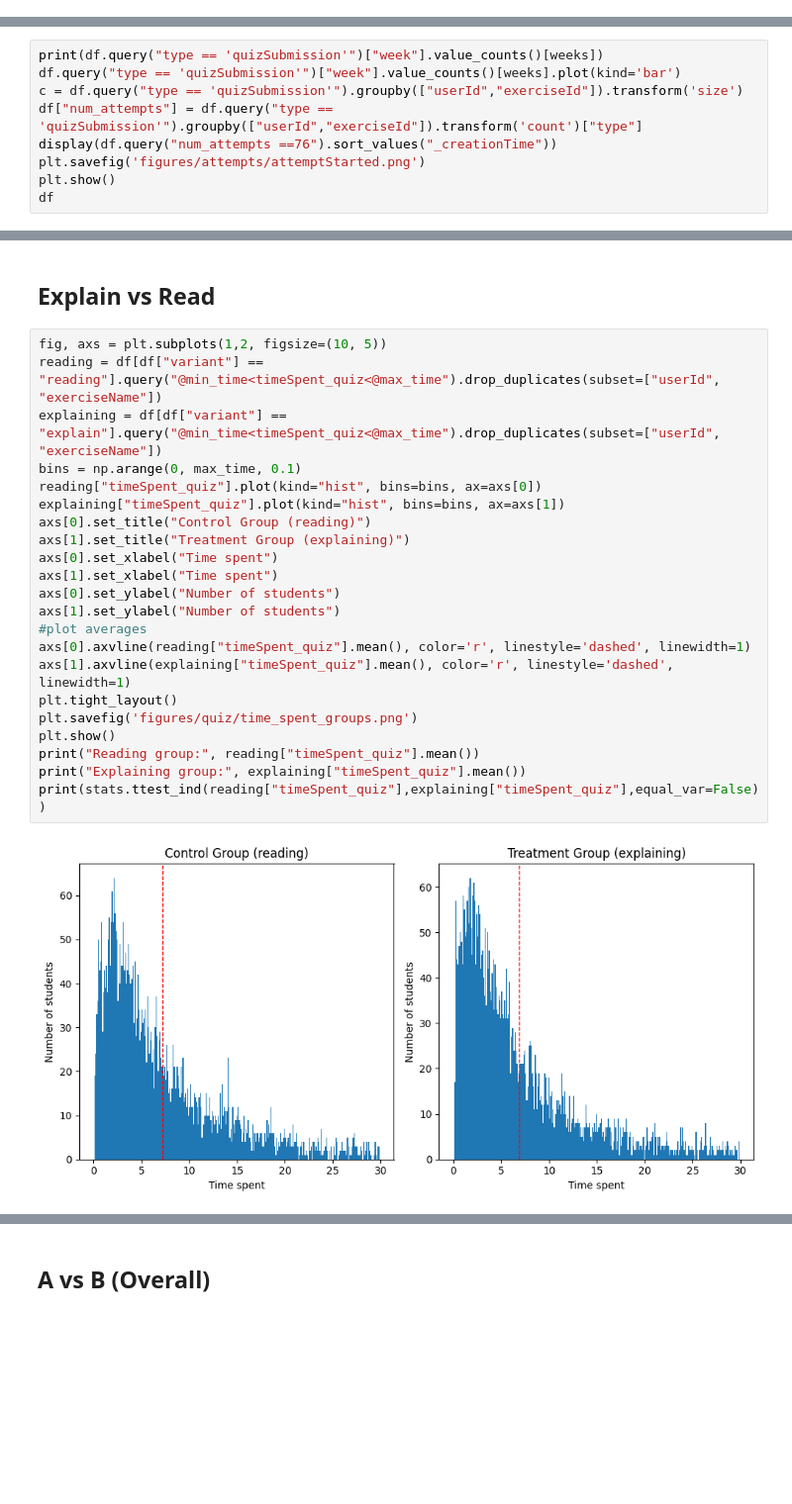
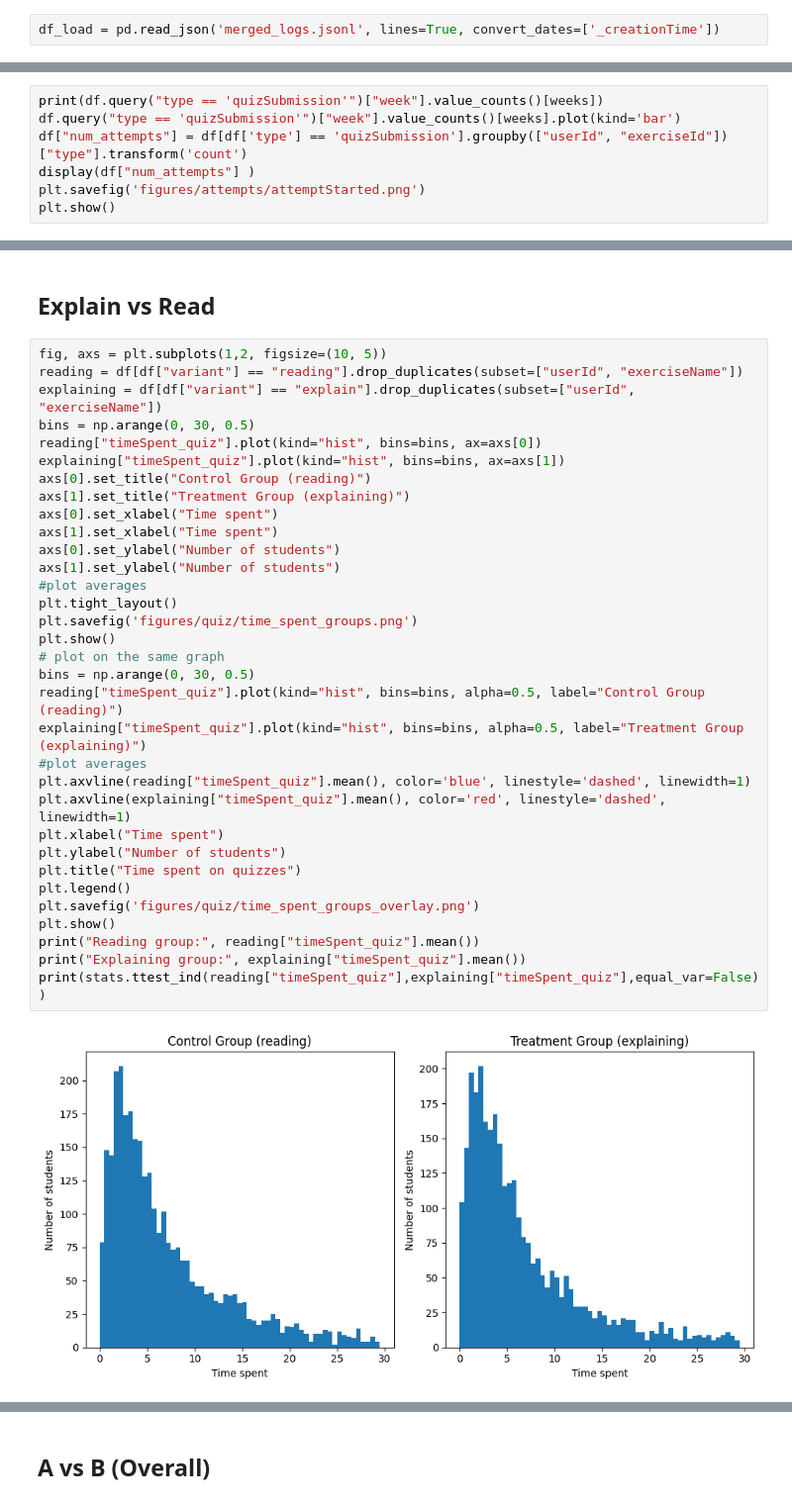
Before and after one commit to AmauryGeorge/LearningByExplaining, a Jupyter notebook: cleanednb.ipynb, the cells around one changed output, grey strips where cells are left out. Shown at 99% size. Cells and saved outputs as stored; diff of their text form; blank space fills up the shorter version.

```diff
--- a/cleanednb.ipynb
+++ b/cleanednb.ipynb
@@ -41,0 +14,2 @@ df
+# %%
+df_load = pd.read_json('merged_logs.jsonl', lines=True, convert_dates=['_creationTime'])
@@ -44,11 +45,9 @@ df
 # %%
 print(df.query("type == 'quizSubmission'")["week"].value_counts()[weeks])
 df.query("type == 'quizSubmission'")["week"].value_counts()[weeks].plot(kind='bar')
-c = df.query("type == 'quizSubmission'").groupby(["userId","exerciseId"]).transform('size')
-df["num_attempts"] = df.query("type == 'quizSubmission'").groupby(["userId","exerciseId"]).transform('count')["type"]
-display(df.query("num_attempts ==76").sort_values("_creationTime"))
+df["num_attempts"] = df[df['type'] == 'quizSubmission'].groupby(["userId", "exerciseId"])["type"].transform('count')
+display(df["num_attempts"] )
 plt.savefig('figures/attempts/attemptStarted.png')
 plt.show()
-df
 # %% [output]
 week
@@ -203,25 +204,36 @@ Name: timeSpent_quiz, dtype: float64
 ## Explain vs Read
 # %%
 fig, axs = plt.subplots(1,2, figsize=(10, 5))
-reading = df[df["variant"] == "reading"].query("@min_time<timeSpent_quiz<@max_time").drop_duplicates(subset=["userId", "exerciseName"])
-explaining = df[df["variant"] == "explain"].query("@min_time<timeSpent_quiz<@max_time").drop_duplicates(subset=["userId", "exerciseName"])
-bins = np.arange(0, max_time, 0.1)
+reading = df[df["variant"] == "reading"].drop_duplicates(subset=["userId", "exerciseName"])
+explaining = df[df["variant"] == "explain"].drop_duplicates(subset=["userId", "exerciseName"])
+bins = np.arange(0, 30, 0.5)
 reading["timeSpent_quiz"].plot(kind="hist", bins=bins, ax=axs[0])
 explaining["timeSpent_quiz"].plot(kind="hist", bins=bins, ax=axs[1])
 axs[0].set_title("Control Group (reading)")
 axs[1].set_title("Treatment Group (explaining)")
 axs[0].set_xlabel("Time spent")
 axs[1].set_xlabel("Time spent")
 axs[0].set_ylabel("Number of students")
 axs[1].set_ylabel("Number of students")
 #plot averages
-axs[0].axvline(reading["timeSpent_quiz"].mean(), color='r', linestyle='dashed', linewidth=1)
-axs[1].axvline(explaining["timeSpent_quiz"].mean(), color='r', linestyle='dashed', linewidth=1)
 plt.tight_layout()
 plt.savefig('figures/quiz/time_spent_groups.png')
+plt.show()
+# plot on the same graph
+bins = np.arange(0, 30, 0.5)
+reading["timeSpent_quiz"].plot(kind="hist", bins=bins, alpha=0.5, label="Control Group (reading)")
+explaining["timeSpent_quiz"].plot(kind="hist", bins=bins, alpha=0.5, label="Treatment Group (explaining)")
+#plot averages
+plt.axvline(reading["timeSpent_quiz"].mean(), color='blue', linestyle='dashed', linewidth=1)
+plt.axvline(explaining["timeSpent_quiz"].mean(), color='red', linestyle='dashed', linewidth=1)
+plt.xlabel("Time spent")
+plt.ylabel("Number of students")
+plt.title("Time spent on quizzes")
+plt.legend()
+plt.savefig('figures/quiz/time_spent_groups_overlay.png')
 plt.show()
 print("Reading group:", reading["timeSpent_quiz"].mean())
 print("Explaining group:", explaining["timeSpent_quiz"].mean())
 print(stats.ttest_ind(reading["timeSpent_quiz"],explaining["timeSpent_quiz"],equal_var=False))
 # %% [output]
-[figure, old version]
+[figure, new version]
```
Also changed, not shown: parts of 43 cells of this notebook, 8 other files.
